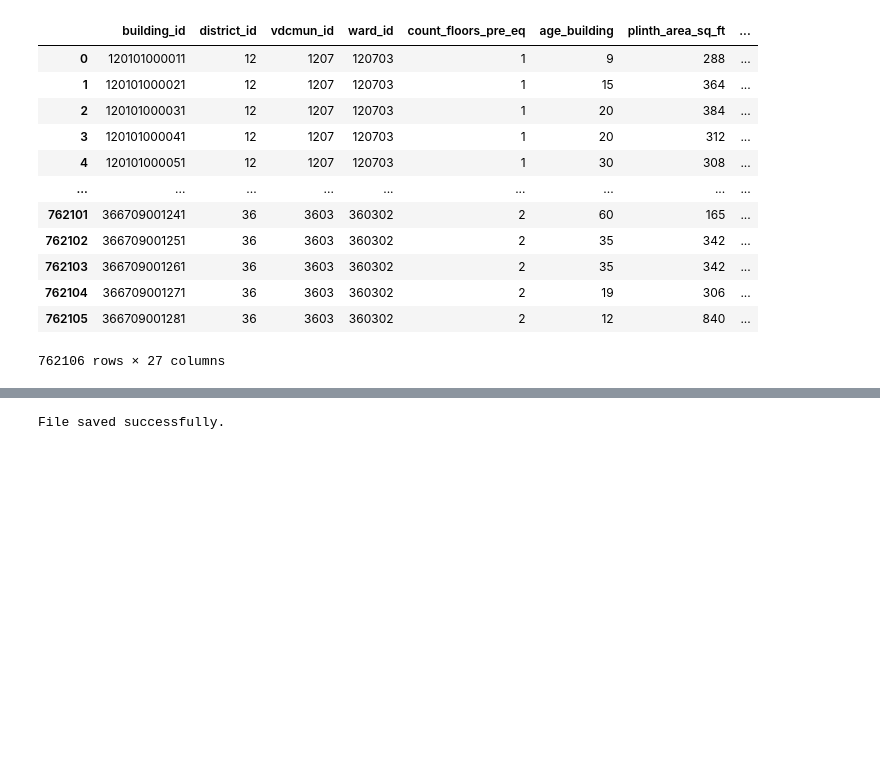
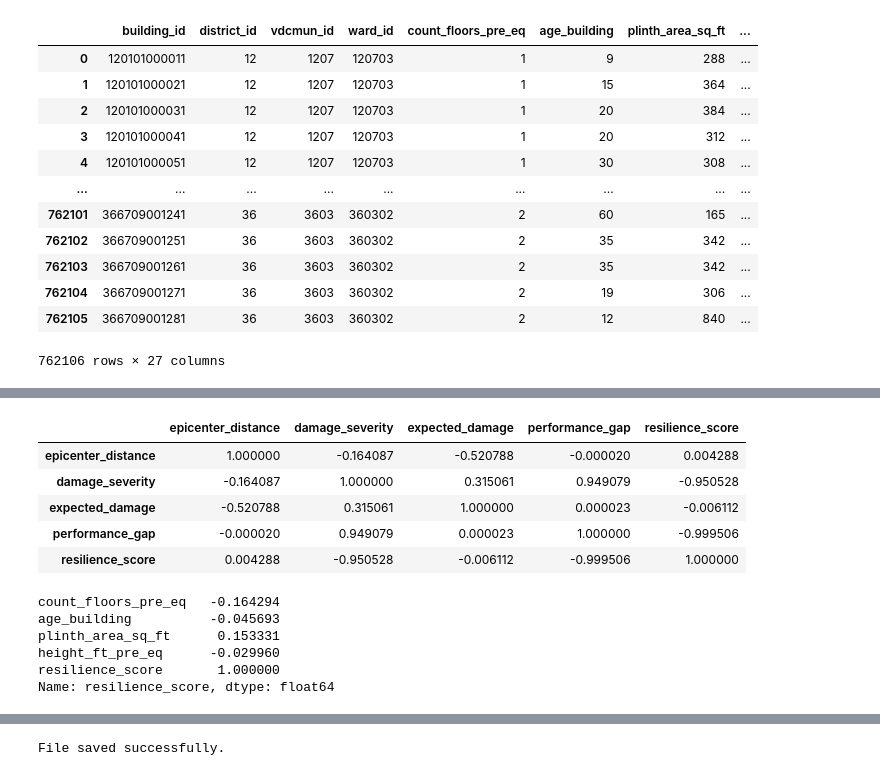
Before and after one commit to Mhk-debug/ResilienceAI, a Jupyter notebook: training/data1.ipynb, the cells around one changed output, grey strips where cells are left out. Cells and saved outputs as stored; diff of their text form; code cells hidden in the pictures; blank space fills up the shorter version.

```diff
--- a/data/data1.ipynb
+++ b/training/data1.ipynb
@@ -215,0 +353,29 @@ print(df_clean.head())
+# %%
+df_clean["distance_bin"] = pd.cut(
+    df_clean["epicenter_distance"],
+    bins=[
+        0,
+        25,
+        50,
+        75,
+        100,
+        125,
+        150,
+        175,
+        200,
+        225
+    ]
+)
+
+distance_summary = (
+    df_clean
+    .groupby("distance_bin", observed=True)
+    .agg(
+        count=("damage_severity", "size"),
+        actual_damage=("damage_severity", "mean"),
+        expected_damage=("expected_damage", "mean"),
+        resilience=("resilience_score", "mean")
+    )
+)
+
+print(distance_summary)
@@ -215,0 +394,38 @@ print(df_clean.head())
+# %%
+df_clean[
+    [
+        "epicenter_distance",
+        "damage_severity",
+        "expected_damage",
+        "performance_gap",
+        "resilience_score"
+    ]
+].corr()
+# %% [output]
+|  | epicenter_distance | damage_severity | expected_damage | performance_gap | resilience_score |
+| epicenter_distance | 1.000000 | -0.164087 | -0.520788 | -0.000020 | 0.004288 |
+| damage_severity | -0.164087 | 1.000000 | 0.315061 | 0.949079 | -0.950528 |
+| expected_damage | -0.520788 | 0.315061 | 1.000000 | 0.000023 | -0.006112 |
+| performance_gap | -0.000020 | 0.949079 | 0.000023 | 1.000000 | -0.999506 |
+| resilience_score | 0.004288 | -0.950528 | -0.006112 | -0.999506 | 1.000000 |
+# %%
+# Numeric features
+numeric_features = [
+    "count_floors_pre_eq",
+    "age_building",
+    "plinth_area_sq_ft",
+    "height_ft_pre_eq"
+]
+
+print(
+    df_clean[
+        numeric_features + ["resilience_score"]
+    ].corr()["resilience_score"]
+)
+# %% [output]
+count_floors_pre_eq   -0.164294
+age_building          -0.045693
+plinth_area_sq_ft      0.153331
+height_ft_pre_eq      -0.029960
+resilience_score       1.000000
+Name: resilience_score, dtype: float64
```
Also changed, not shown: parts of 18 cells of this notebook, 44 other files.
